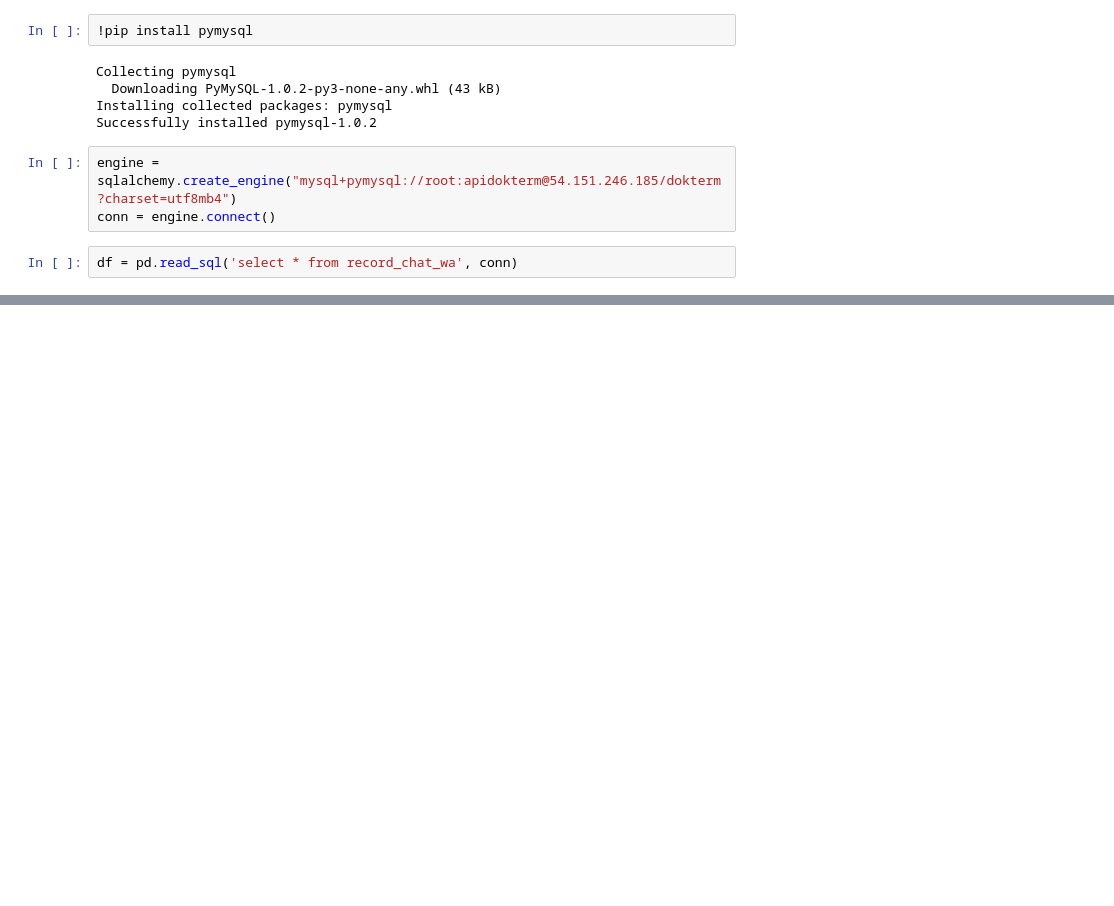
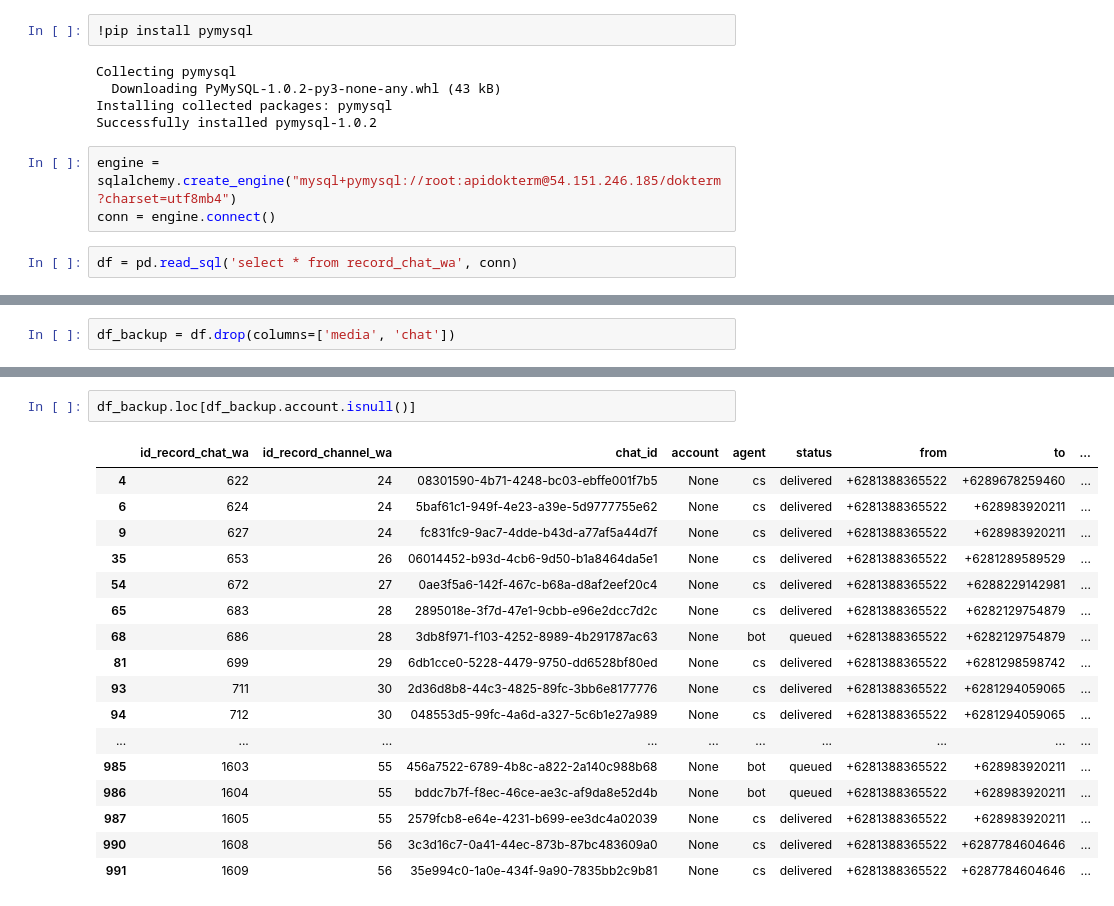
Before and after one commit to linggapratama28/belajar, a Jupyter notebook: cleaning_chat_wa.ipynb, the cells around one changed output, grey strips where cells are left out. Cells and saved outputs as stored; diff of their text form; blank space fills up the shorter version.

```diff
--- a/cleaning_chat_wa.ipynb
+++ b/cleaning_chat_wa.ipynb
@@ -26,0 +80,2 @@ df.head(3)
+# %%
+df_backup = df.drop(columns=['media', 'chat'])
@@ -26,0 +140,20 @@ df.head(3)
+# %%
+df_backup.loc[df_backup.account.isnull()]
+# %% [output]
+|  | id_record_chat_wa | id_record_channel_wa | chat_id | account | agent | status | from | to | ... |
+| 4 | 622 | 24 | 08301590-4b71-4248-bc03-ebffe001f7b5 | None | cs | delivered | +6281388365522 | +6289678259460 | ... |
+| 6 | 624 | 24 | 5baf61c1-949f-4e23-a39e-5d9777755e62 | None | cs | delivered | +6281388365522 | +628983920211 | ... |
+| 9 | 627 | 24 | fc831fc9-9ac7-4dde-b43d-a77af5a44d7f | None | cs | delivered | +6281388365522 | +628983920211 | ... |
+| 35 | 653 | 26 | 06014452-b93d-4cb6-9d50-b1a8464da5e1 | None | cs | delivered | +6281388365522 | +6281289589529 | ... |
+| 54 | 672 | 27 | 0ae3f5a6-142f-467c-b68a-d8af2eef20c4 | None | cs | delivered | +6281388365522 | +6288229142981 | ... |
+| 65 | 683 | 28 | 2895018e-3f7d-47e1-9cbb-e96e2dcc7d2c | None | cs | delivered | +6281388365522 | +6282129754879 | ... |
+| 68 | 686 | 28 | 3db8f971-f103-4252-8989-4b291787ac63 | None | bot | queued | +6281388365522 | +6282129754879 | ... |
+| 81 | 699 | 29 | 6db1cce0-5228-4479-9750-dd6528bf80ed | None | cs | delivered | +6281388365522 | +6281298598742 | ... |
+| 93 | 711 | 30 | 2d36d8b8-44c3-4825-89fc-3bb6e8177776 | None | cs | delivered | +6281388365522 | +6281294059065 | ... |
+| 94 | 712 | 30 | 048553d5-99fc-4a6d-a327-5c6b1e27a989 | None | cs | delivered | +6281388365522 | +6281294059065 | ... |
+| ... | ... | ... | ... | ... | ... | ... | ... | ... | ... |
+| 985 | 1603 | 55 | 456a7522-6789-4b8c-a822-2a140c988b68 | None | bot | queued | +6281388365522 | +628983920211 | ... |
+| 986 | 1604 | 55 | bddc7b7f-f8ec-46ce-ae3c-af9da8e52d4b | None | bot | queued | +6281388365522 | +628983920211 | ... |
+| 987 | 1605 | 55 | 2579fcb8-e64e-4231-b699-ee3dc4a02039 | None | cs | delivered | +6281388365522 | +628983920211 | ... |
+| 990 | 1608 | 56 | 3c3d16c7-0a41-44ec-873b-87bc483609a0 | None | cs | delivered | +6281388365522 | +6287784604646 | ... |
+| 991 | 1609 | 56 | 35e994c0-1a0e-434f-9a90-7835bb2c9b81 | None | cs | delivered | +6281388365522 | +6287784604646 | ... |
```
Also changed, not shown: parts of 11 cells of this notebook.
